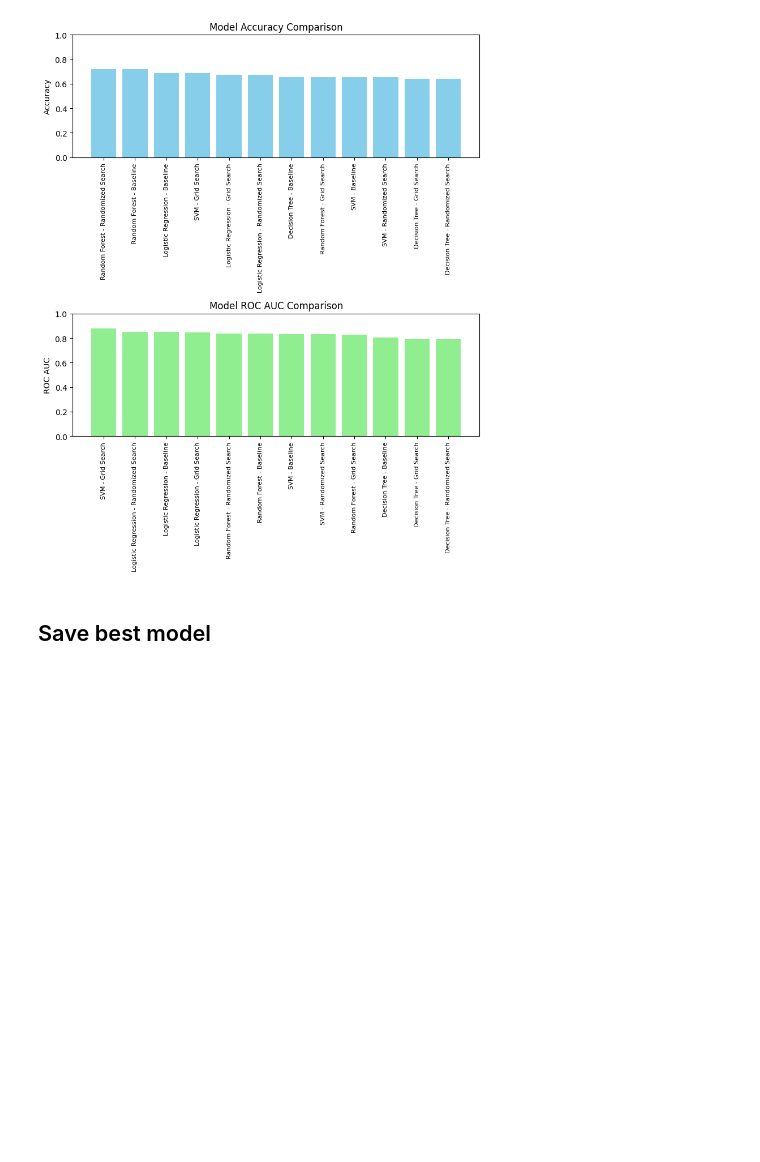
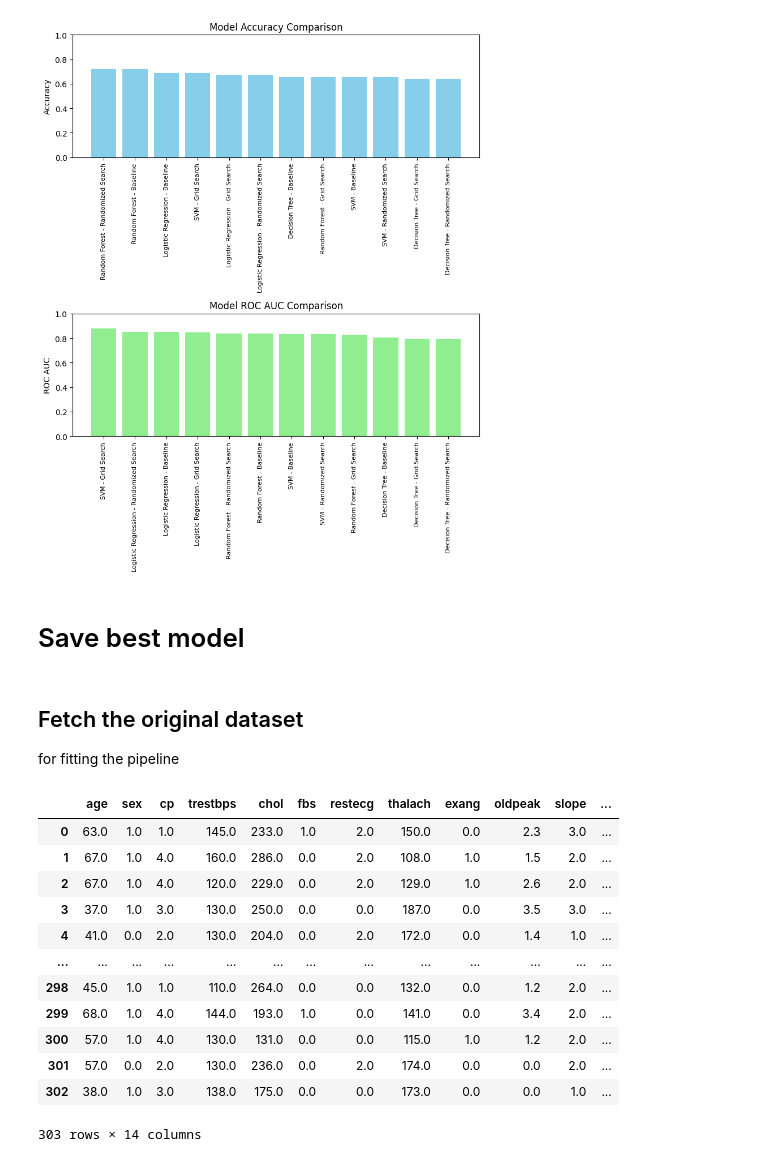
Before and after one commit to mha66/heart-disease-prediction, a Jupyter notebook: notebooks/06_hyperparameter_tuning.ipynb, the cells around one changed output. Cells and saved outputs as stored; diff of their text form; code cells hidden in the pictures; blank space fills up the shorter version.

Commit message:
export final model pipeline

```diff
--- a/notebooks/06_hyperparameter_tuning.ipynb
+++ b/notebooks/06_hyperparameter_tuning.ipynb
@@ -249,4 +252,42 @@ plt.show()
 # %% [output]
 [figure]
 # %% [markdown]
-## Save best model
+# Save best model
+# %% [markdown]
+## Fetch the original dataset
+for fitting the pipeline
+# %%
+# fetch dataset
+heart_disease = fetch_ucirepo(id=45)
+# %%
+# convert to dotdict
+X_original = heart_disease.data.features
+y_original = heart_disease.data.targets
+
+# convert to numpy arrays
+X_original = np.array(X_original)
+y_original = np.array(y_original)
+
+# convert to pandas dataframe
+df_original = pd.DataFrame(np.c_[X_original, y_original], columns=heart_disease.data.headers)
+
+df_original.ffill(inplace=True) #forward fill: fill missing values with the previous value.
+
+X_original = df_original.drop("num", axis=1)
+y_original = df_original["num"]
+
+df_original
+# %% [output]
+|  | age | sex | cp | trestbps | chol | fbs | restecg | thalach | exang | oldpeak | slope | ... |
+| 0 | 63.0 | 1.0 | 1.0 | 145.0 | 233.0 | 1.0 | 2.0 | 150.0 | 0.0 | 2.3 | 3.0 | ... |
+| 1 | 67.0 | 1.0 | 4.0 | 160.0 | 286.0 | 0.0 | 2.0 | 108.0 | 1.0 | 1.5 | 2.0 | ... |
+| 2 | 67.0 | 1.0 | 4.0 | 120.0 | 229.0 | 0.0 | 2.0 | 129.0 | 1.0 | 2.6 | 2.0 | ... |
+| 3 | 37.0 | 1.0 | 3.0 | 130.0 | 250.0 | 0.0 | 0.0 | 187.0 | 0.0 | 3.5 | 3.0 | ... |
+| 4 | 41.0 | 0.0 | 2.0 | 130.0 | 204.0 | 0.0 | 2.0 | 172.0 | 0.0 | 1.4 | 1.0 | ... |
+| ... | ... | ... | ... | ... | ... | ... | ... | ... | ... | ... | ... | ... |
+| 298 | 45.0 | 1.0 | 1.0 | 110.0 | 264.0 | 0.0 | 0.0 | 132.0 | 0.0 | 1.2 | 2.0 | ... |
+| 299 | 68.0 | 1.0 | 4.0 | 144.0 | 193.0 | 1.0 | 0.0 | 141.0 | 0.0 | 3.4 | 2.0 | ... |
+| 300 | 57.0 | 1.0 | 4.0 | 130.0 | 131.0 | 0.0 | 0.0 | 115.0 | 1.0 | 1.2 | 2.0 | ... |
+| 301 | 57.0 | 0.0 | 2.0 | 130.0 | 236.0 | 0.0 | 2.0 | 174.0 | 0.0 | 0.0 | 2.0 | ... |
+| 302 | 38.0 | 1.0 | 3.0 | 138.0 | 175.0 | 0.0 | 0.0 | 173.0 | 0.0 | 0.0 | 1.0 | ... |
+303 rows × 14 columns
```
Also changed, not shown: parts of 5 cells of this notebook, 1 other file.
